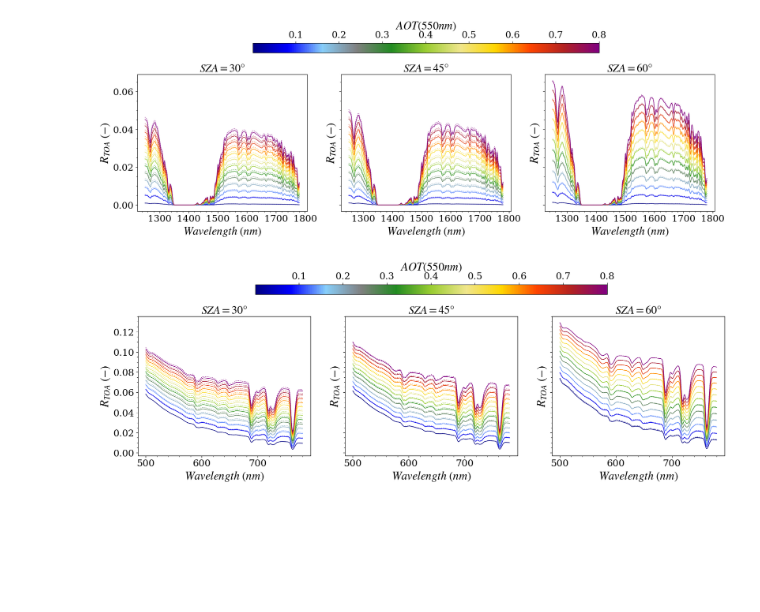
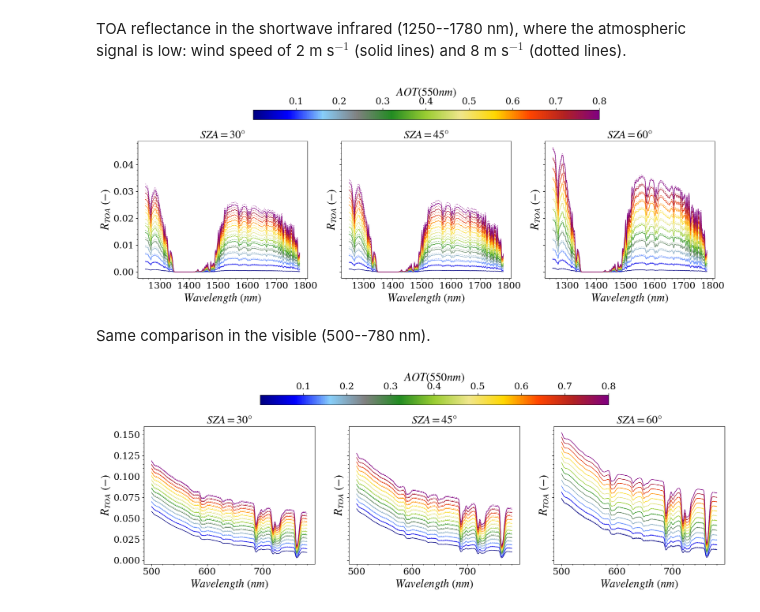
Before and after one commit to Tristanovsk/radcalnet_oc, a Jupyter notebook: docs/source/notebook/radcalnet_oc_toa_atmosphere_radiation.ipynb, the cells around one changed output. Drawn from its saved outputs; the diff is of its cells as text; code cells hidden in the pictures; blank space fills up the shorter version.

```diff
--- a/docs/source/notebook/radcalnet_oc_toa_atmosphere_radiation.ipynb
+++ b/docs/source/notebook/radcalnet_oc_toa_atmosphere_radiation.ipynb
@@ -27,4 +47,3 @@ print(f'-radcalnet_oc: {radoc.__version__}')
 central_wl = np.arange(350, 2500, 1)
 
 lut= radoc.LUT(wl=central_wl)
-lut.load_auxiliary_data()
@@ -31,5 +62,4 @@ lut.load_auxiliary_data()
 # %%
-
 fwhm=3
 
 szas=[30,45,60]
@@ -45,7 +75,7 @@ to3_du=300
 pressure=1000
 
 # conversion O3 du to kg.m-2
-tco3=to3_du *6.4286e-3/300
+tco3=to3_du *2.14485e-5
 tcno2=3e-6/100
 tcch4= 1e-2
 
@@ -65,7 +95,7 @@ Ttot=gas_trans.get_gaseous_transmittance()
 signal=Ttot
 wl_signal = signal.wl.values
 spectral=radoc.Spectral(central_wl,fwhm)
-Tg = spectral.convolve(signal,name='Ttot')
+Tg = spectral.convolve(signal,name='Ttot').squeeze('variable', drop=True)
 
 # get solar irradiance
 solar_irr=radoc.SolarIrradiance()
@@ -73,5 +103,5 @@ signal = solar_irr.tsis
 F0 = spectral.convolve(signal)*mu0
 
 # get top-of-atmosphere reflectance or radiance
-Rtoa=Tg*lut.Rdiff_lut.squeeze()
+Rtoa=Tg*lut.Rdiff_lut.squeeze().interp(wl=Tg.wl, method='quadratic')
 Ltoa=Rtoa*F0/np.pi
@@ -158,8 +194,9 @@ lut2.lut_preparation(wind=6,
+# %% [markdown]
+TOA reflectance in the shortwave infrared (1250--1780 nm), where the atmospheric signal is low:
+wind speed of 2 m s$^{-1}$ (solid lines) and 8 m s$^{-1}$ (dotted lines).
 # %%
-
-
-Rtoa=Tg*lut.Rdiff_lut.squeeze()
-Rtoa2=Tg*lut2.Rdiff_lut.squeeze()
+Rtoa=Tg*lut.Rdiff_lut.squeeze().interp(wl=Tg.wl, method='quadratic')
+Rtoa2=Tg*lut2.Rdiff_lut.squeeze().interp(wl=Tg.wl, method='quadratic')
 wl_range=slice(1250,1780)
 cmap = mpl.colors.LinearSegmentedColormap.from_list("",
                                                     ['navy', "blue", 'lightskyblue',
@@ -190,40 +227,40 @@ for isza, sza in enumerate(Rtoa.sza.values):
 cb = fig.colorbar(sm, ax=axs[:], shrink=0.6, aspect=35, pad=0.115, location='top')
 cb.set_label(r'$AOT(550nm)$', fontsize=22)
 # %% [output]
-[figure, old version]
+[figure, new version]
+# %% [markdown]
+Same comparison in the visible (500--780 nm).
 # %%
-
-
-Rtoa=Tg*lut.Rdiff_lut.squeeze()
-Rtoa2=Tg*lut2.Rdiff_lut.squeeze()
+Rtoa=Tg*lut.Rdiff_lut.squeeze().interp(wl=Tg.wl, method='quadratic')
+Rtoa2=Tg*lut2.Rdiff_lut.squeeze().interp(wl=Tg.wl, method='quadratic')
 wl_range=slice(500,780)
 cmap = mpl.colors.LinearSegmentedColormap.from_list("",
                                                     ['navy', "blue", 'lightskyblue',
                                                      "grey",   'forestgreen','yellowgreen',
                                                      "khaki", "gold",
                                                      'orangered', "firebrick", 'purple'])
 norm = mpl.colors.Normalize(vmin=0.001,vmax=0.8)
 sm = mpl.cm.ScalarMappable(norm=norm, cmap=cmap)
 sm.set_array([])
 
 fig,axs = plt.subplots(1,3,figsize=(20,6.5),sharey=True)
 axs=axs.ravel()
 
 for isza, sza in enumerate(Rtoa.sza.values):
     ax=axs[isza]
     for aot_ref in Rtoa.aot_ref.values[::2]:
         Rtoa_=Rtoa.sel(sza=sza,aot_ref=aot_ref).sel(wl=wl_range) #+ Tabs*Ttot*  np.pi * Rrs
         #Rsim.sel(aot_ref=aot_ref).plot(x='wl',color=cmap(norm(aot_ref)),add_legend=False,ls=':',lw=1,ax=axs[i_])
         Rtoa_.plot(x='wl',color=cmap(norm(aot_ref)),lw=1,ax=ax)
         Rtoa_=Rtoa2.sel(sza=sza,aot_ref=aot_ref).sel(wl=wl_range) #+ Tabs*Ttot*  np.pi * Rrs
 
         Rtoa_.plot(x='wl',color=cmap(norm(aot_ref)),ls=':',lw=1,ax=ax)
     ax.set_title(r'$SZA='+str(sza)+r'\degree$')
     ax.set_ylabel(r'$R_{TOA}\ (-)$')
     ax.set_xlabel(r'$Wavelength\ (nm)$')
     ax.minorticks_on()
 
 cb = fig.colorbar(sm, ax=axs[:], shrink=0.6, aspect=35, pad=0.115, location='top')
 cb.set_label(r'$AOT(550nm)$', fontsize=22)
 # %% [output]
-[figure, old version]
+[figure, new version]
```
Also changed, not shown: parts of 12 cells of this notebook, 11 other files.
